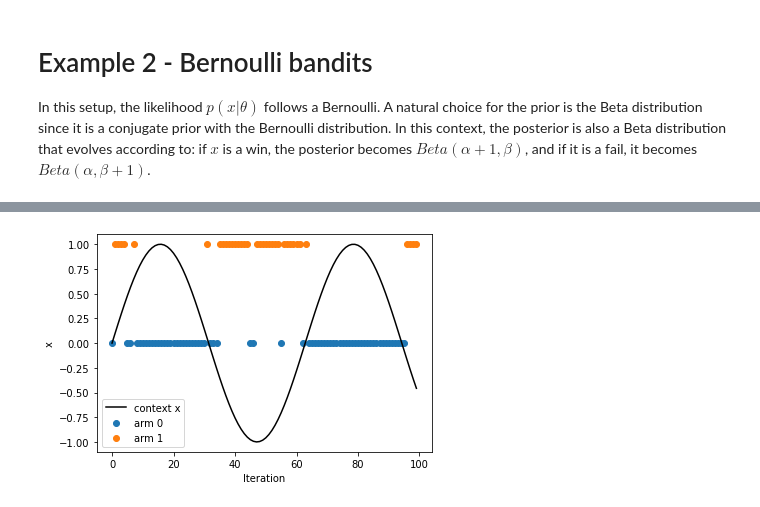
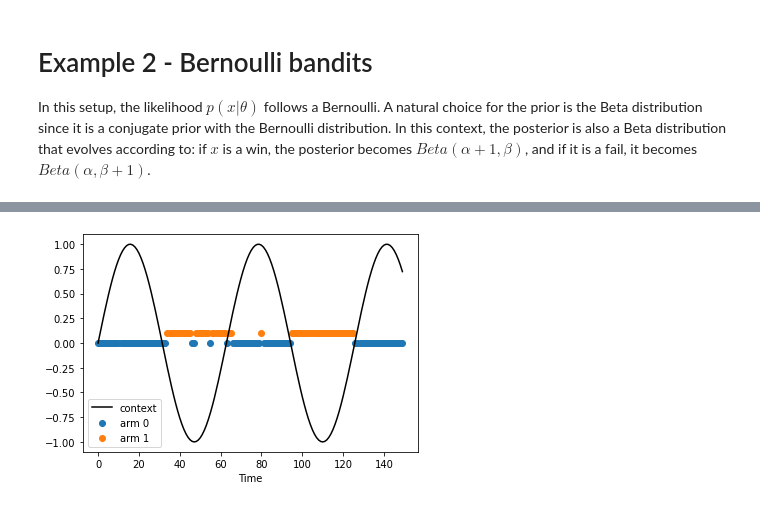
Before and after one commit to alaignelet/bandits, a Jupyter notebook: MAB_presentation.ipynb, the cells around one changed output, grey strips where cells are left out. Saved outputs shown, nothing was run; the diff lists cells and outputs as text; code cells hidden in the pictures.

```diff
--- a/MAB_presentation.ipynb
+++ b/MAB_presentation.ipynb
@@ -333,9 +331,11 @@ plt.legend();
-# %%
-plt.plot(data['x'], color='black', label='context x')
-plt.scatter(data0.index, data0['k'], label='arm 0')
-plt.scatter(data1.index, data1['k'], label='arm 1')
-plt.xlabel('Iteration')
-plt.ylabel('x')
-plt.legend();
-# %% [output]
-[figure, removed]
+# %%
+dataset = pd.concat([policy.datasets[0], policy.datasets[1]])
+dataset = dataset.sort_values(by='time')
+# %%
+plt.scatter(policy.datasets[0]['time'], np.zeros_like(policy.datasets[0]['context']), label='arm 0')
+plt.scatter(policy.datasets[1]['time'], np.zeros_like(policy.datasets[1]['context']) + 0.1, label='arm 1')
+plt.plot(dataset['time'], dataset['context'], color='black', label='context')
+plt.xlabel('Time')
+plt.legend();
+# %% [output]
+[figure, added]
```
Also changed, not shown: parts of 28 cells of this notebook.
